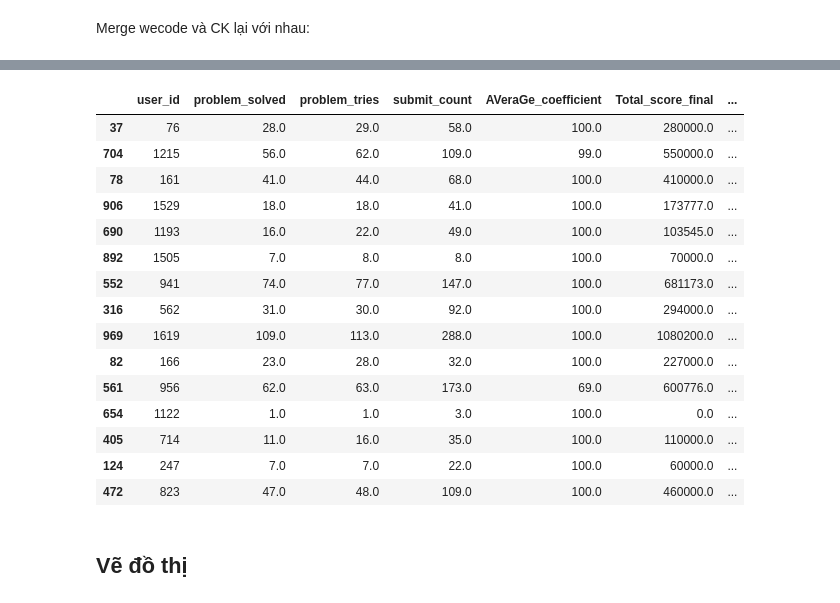
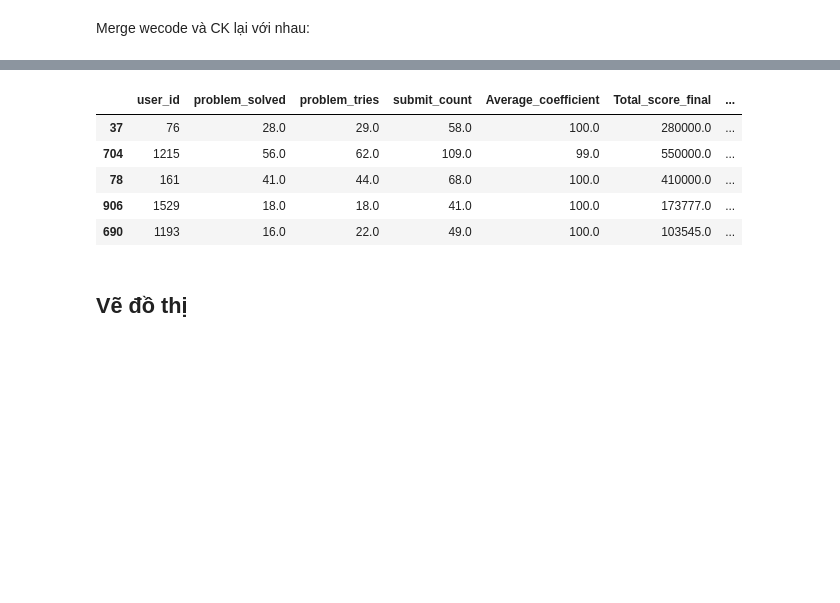
Before and after one commit to hohaithuy/CS114.L22.KHCL, a Jupyter notebook: Assignments/Assignments4/Dudoaniemcuoiky2.ipynb, the cells around one changed output, grey strips where cells are left out. Cells and saved outputs as stored; diff of their text form; code cells hidden in the pictures; blank space fills up the shorter version.

```diff
--- a/Assignments/Assignments4/Dudoaniemcuoiky2.ipynb
+++ b/Assignments/Assignments4/Dudoaniemcuoiky2.ipynb
@@ -382,6 +382,6 @@ time_1=engine_time.execute("SELECT AVG(time_to_solve_a_problem) FROM user_time
 time_1=[i[0] for i in time_1]
 # %%
 df_main = pd.DataFrame(list(zip(l0,l1, l2,l3,l4,l5,l6,time_1)),
-               columns =['user_id','problem_solved', 'problem_tries','submit_count','AVeraGe_coefficient','Total_score_final','submit_fullscore_count','average_time_to_solve'])
+               columns =['user_id','problem_solved', 'problem_tries','submit_count','Average_coefficient','Total_score_final','submit_fullscore_count','average_time_to_solve'])
 df_main.head(15)
 # %% [output]
@@ -409,7 +409,7 @@ df_main['problem_solved_per_tries'] = df_main['problem_solved'] / df_main['probl
 df_main['problem_tries_per_submit_count'] = 1 / (df_main['problem_tries'] / df_main['submit_count'])
 # %%
 #Số lần nộp đúng/ Tổng số submissions:
-df_main['submit_fullsore_per_Total_submits'] = df_main['submit_fullscore_count'] / df_main['submit_count']
+df_main['submit_fullscore_per_Total_submits'] = df_main['submit_fullscore_count'] / df_main['submit_count']
 # %%
 df_main.head(15)
 # %% [output]
@@ -505,24 +505,17 @@ memory usage: 129.9+ KB
 # %%
 # Loại bỏ những dòng có giá trị NA và sắp xếp điểm Ck tăng dần
 data_finally = data_final.dropna().sort_values(by = 'CK')
-data_finally.head(15)
+data_finally['CK'] = data_finally['CK'].apply(pd.to_numeric, errors='coerce') #Chuyển CK về dạng float
+missing_data = data_finally.loc[data_finally['CK'].isna()]
+data_finally = data_finally.dropna()
+data_finally.head(5)
 # %% [output]
-|  | user_id | problem_solved | problem_tries | submit_count | AVeraGe_coefficient | Total_score_final | ... |
+|  | user_id | problem_solved | problem_tries | submit_count | Average_coefficient | Total_score_final | ... |
 | 37 | 76 | 28.0 | 29.0 | 58.0 | 100.0 | 280000.0 | ... |
 | 704 | 1215 | 56.0 | 62.0 | 109.0 | 99.0 | 550000.0 | ... |
 | 78 | 161 | 41.0 | 44.0 | 68.0 | 100.0 | 410000.0 | ... |
 | 906 | 1529 | 18.0 | 18.0 | 41.0 | 100.0 | 173777.0 | ... |
 | 690 | 1193 | 16.0 | 22.0 | 49.0 | 100.0 | 103545.0 | ... |
-| 892 | 1505 | 7.0 | 8.0 | 8.0 | 100.0 | 70000.0 | ... |
-| 552 | 941 | 74.0 | 77.0 | 147.0 | 100.0 | 681173.0 | ... |
-| 316 | 562 | 31.0 | 30.0 | 92.0 | 100.0 | 294000.0 | ... |
-| 969 | 1619 | 109.0 | 113.0 | 288.0 | 100.0 | 1080200.0 | ... |
-| 82 | 166 | 23.0 | 28.0 | 32.0 | 100.0 | 227000.0 | ... |
-| 561 | 956 | 62.0 | 63.0 | 173.0 | 69.0 | 600776.0 | ... |
-| 654 | 1122 | 1.0 | 1.0 | 3.0 | 100.0 | 0.0 | ... |
-| 405 | 714 | 11.0 | 16.0 | 35.0 | 100.0 | 110000.0 | ... |
-| 124 | 247 | 7.0 | 7.0 | 22.0 | 100.0 | 60000.0 | ... |
-| 472 | 823 | 47.0 | 48.0 | 109.0 | 100.0 | 460000.0 | ... |
 # %% [markdown]
 ## **Vẽ đồ thị**
 # %%
```
Also changed, not shown: parts of 20 cells of this notebook.
